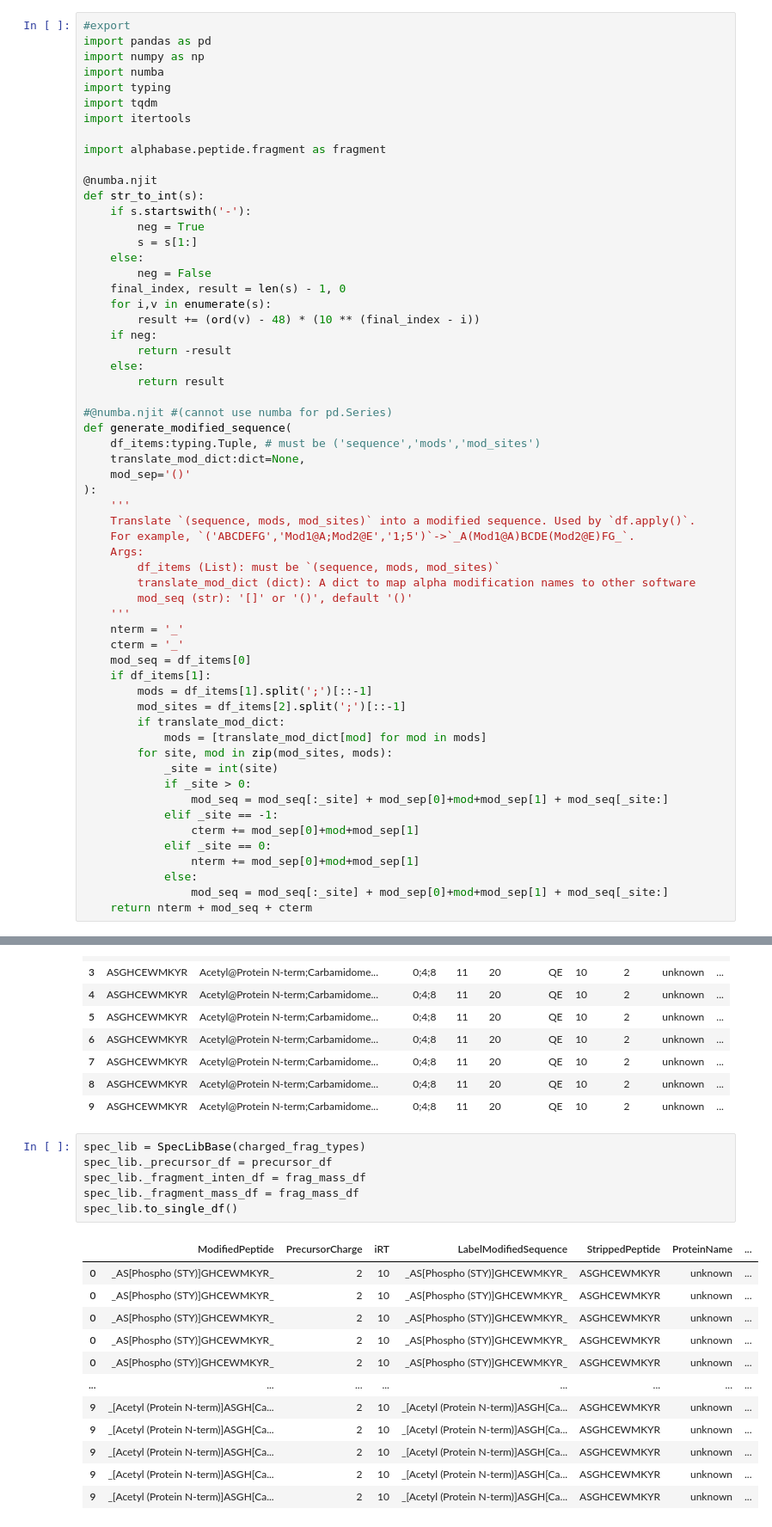
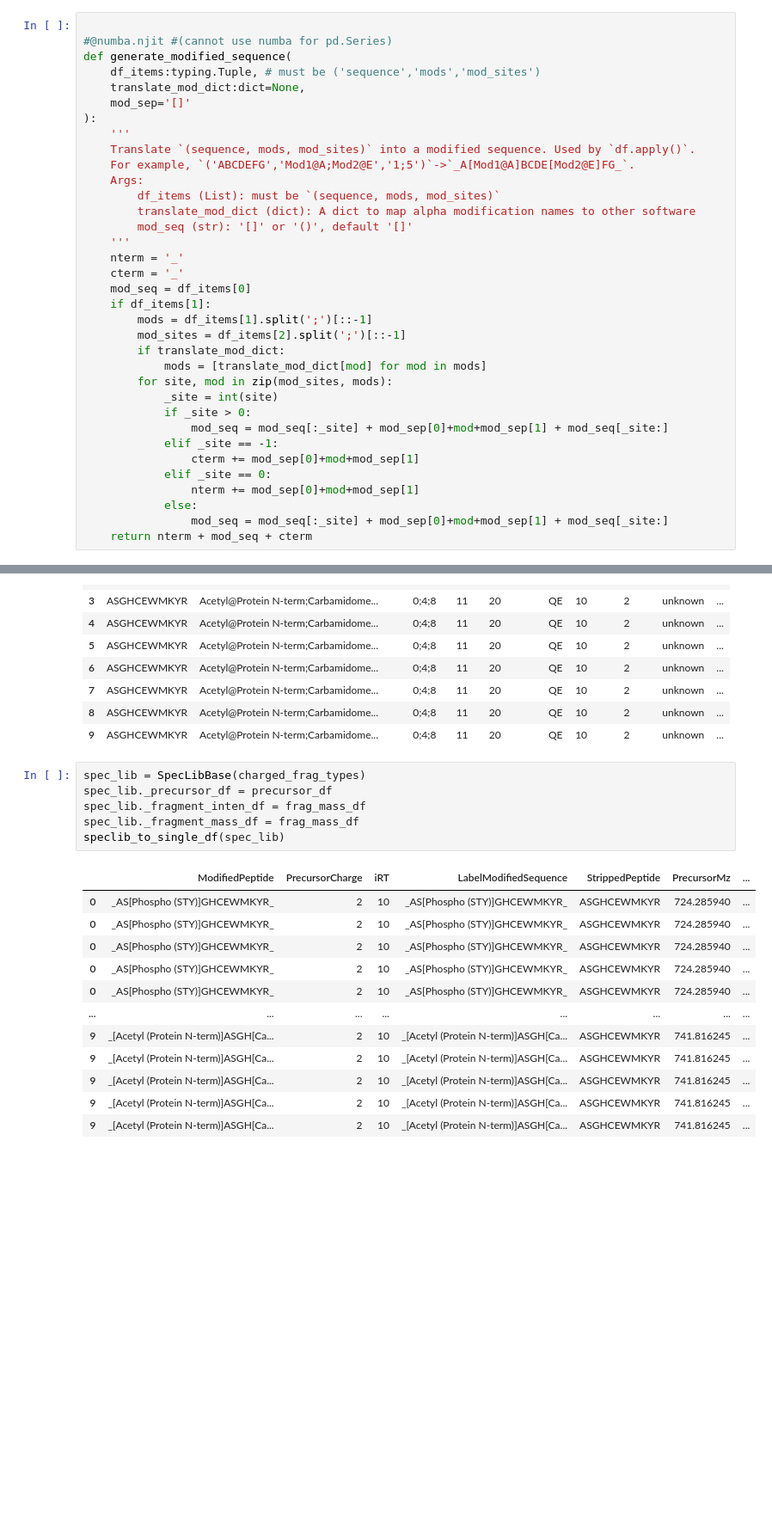
Before and after one commit to MannLabs/alphabase, a Jupyter notebook: nbdev_nbs/speclib/translate.ipynb, the cells around one changed output, grey strips where cells are left out. Shown at 86% size. Cells and saved outputs as stored; diff of their text form; blank space fills up the shorter version.

```diff
--- a/nbdev_nbs/library/library_base.ipynb
+++ b/nbdev_nbs/speclib/translate.ipynb
@@ -3,42 +23,18 @@
 # %%
-#export
-import pandas as pd
-import numpy as np
-import numba
-import typing
-import tqdm
-import itertools
-
-import alphabase.peptide.fragment as fragment
-
-@numba.njit
-def str_to_int(s):
-    if s.startswith('-'):
-        neg = True
-        s = s[1:]
-    else:
-        neg = False
-    final_index, result = len(s) - 1, 0
-    for i,v in enumerate(s):
-        result += (ord(v) - 48) * (10 ** (final_index - i))
-    if neg:
-        return -result
-    else:
-        return result
 
 #@numba.njit #(cannot use numba for pd.Series)
 def generate_modified_sequence(
     df_items:typing.Tuple, # must be ('sequence','mods','mod_sites')
     translate_mod_dict:dict=None,
-    mod_sep='()'
+    mod_sep='[]'
 ):
     '''
     Translate `(sequence, mods, mod_sites)` into a modified sequence. Used by `df.apply()`.
-    For example, `('ABCDEFG','Mod1@A;Mod2@E','1;5')`->`_A(Mod1@A)BCDE(Mod2@E)FG_`.
+    For example, `('ABCDEFG','Mod1@A;Mod2@E','1;5')`->`_A[Mod1@A]BCDE[Mod2@E]FG_`.
     Args:
         df_items (List): must be `(sequence, mods, mod_sites)`
         translate_mod_dict (dict): A dict to map alpha modification names to other software
-        mod_seq (str): '[]' or '()', default '()'
+        mod_seq (str): '[]' or '()', default '[]'
     '''
     nterm = '_'
     cterm = '_'
@@ -440,19 +341,19 @@ precursor_df
 # %%
 spec_lib = SpecLibBase(charged_frag_types)
 spec_lib._precursor_df = precursor_df
 spec_lib._fragment_inten_df = frag_mass_df
 spec_lib._fragment_mass_df = frag_mass_df
-spec_lib.to_single_df()
+speclib_to_single_df(spec_lib)
 # %% [output]
-|  | ModifiedPeptide | PrecursorCharge | iRT | LabelModifiedSequence | StrippedPeptide | ProteinName | ... |
-| 0 | _AS[Phospho (STY)]GHCEWMKYR_ | 2 | 10 | _AS[Phospho (STY)]GHCEWMKYR_ | ASGHCEWMKYR | unknown | ... |
-| 0 | _AS[Phospho (STY)]GHCEWMKYR_ | 2 | 10 | _AS[Phospho (STY)]GHCEWMKYR_ | ASGHCEWMKYR | unknown | ... |
-| 0 | _AS[Phospho (STY)]GHCEWMKYR_ | 2 | 10 | _AS[Phospho (STY)]GHCEWMKYR_ | ASGHCEWMKYR | unknown | ... |
-| 0 | _AS[Phospho (STY)]GHCEWMKYR_ | 2 | 10 | _AS[Phospho (STY)]GHCEWMKYR_ | ASGHCEWMKYR | unknown | ... |
-| 0 | _AS[Phospho (STY)]GHCEWMKYR_ | 2 | 10 | _AS[Phospho (STY)]GHCEWMKYR_ | ASGHCEWMKYR | unknown | ... |
+|  | ModifiedPeptide | PrecursorCharge | iRT | LabelModifiedSequence | StrippedPeptide | PrecursorMz | ... |
+| 0 | _AS[Phospho (STY)]GHCEWMKYR_ | 2 | 10 | _AS[Phospho (STY)]GHCEWMKYR_ | ASGHCEWMKYR | 724.285940 | ... |
+| 0 | _AS[Phospho (STY)]GHCEWMKYR_ | 2 | 10 | _AS[Phospho (STY)]GHCEWMKYR_ | ASGHCEWMKYR | 724.285940 | ... |
+| 0 | _AS[Phospho (STY)]GHCEWMKYR_ | 2 | 10 | _AS[Phospho (STY)]GHCEWMKYR_ | ASGHCEWMKYR | 724.285940 | ... |
+| 0 | _AS[Phospho (STY)]GHCEWMKYR_ | 2 | 10 | _AS[Phospho (STY)]GHCEWMKYR_ | ASGHCEWMKYR | 724.285940 | ... |
+| 0 | _AS[Phospho (STY)]GHCEWMKYR_ | 2 | 10 | _AS[Phospho (STY)]GHCEWMKYR_ | ASGHCEWMKYR | 724.285940 | ... |
 | ... | ... | ... | ... | ... | ... | ... | ... |
-| 9 | _[Acetyl (Protein N-term)]ASGH[Ca... | 2 | 10 | _[Acetyl (Protein N-term)]ASGH[Ca... | ASGHCEWMKYR | unknown | ... |
-| 9 | _[Acetyl (Protein N-term)]ASGH[Ca... | 2 | 10 | _[Acetyl (Protein N-term)]ASGH[Ca... | ASGHCEWMKYR | unknown | ... |
-| 9 | _[Acetyl (Protein N-term)]ASGH[Ca... | 2 | 10 | _[Acetyl (Protein N-term)]ASGH[Ca... | ASGHCEWMKYR | unknown | ... |
-| 9 | _[Acetyl (Protein N-term)]ASGH[Ca... | 2 | 10 | _[Acetyl (Protein N-term)]ASGH[Ca... | ASGHCEWMKYR | unknown | ... |
-| 9 | _[Acetyl (Protein N-term)]ASGH[Ca... | 2 | 10 | _[Acetyl (Protein N-term)]ASGH[Ca... | ASGHCEWMKYR | unknown | ... |
+| 9 | _[Acetyl (Protein N-term)]ASGH[Ca... | 2 | 10 | _[Acetyl (Protein N-term)]ASGH[Ca... | ASGHCEWMKYR | 741.816245 | ... |
+| 9 | _[Acetyl (Protein N-term)]ASGH[Ca... | 2 | 10 | _[Acetyl (Protein N-term)]ASGH[Ca... | ASGHCEWMKYR | 741.816245 | ... |
+| 9 | _[Acetyl (Protein N-term)]ASGH[Ca... | 2 | 10 | _[Acetyl (Protein N-term)]ASGH[Ca... | ASGHCEWMKYR | 741.816245 | ... |
+| 9 | _[Acetyl (Protein N-term)]ASGH[Ca... | 2 | 10 | _[Acetyl (Protein N-term)]ASGH[Ca... | ASGHCEWMKYR | 741.816245 | ... |
+| 9 | _[Acetyl (Protein N-term)]ASGH[Ca... | 2 | 10 | _[Acetyl (Protein N-term)]ASGH[Ca... | ASGHCEWMKYR | 741.816245 | ... |
```
Also changed, not shown: parts of 11 cells of this notebook, 6 other files.
